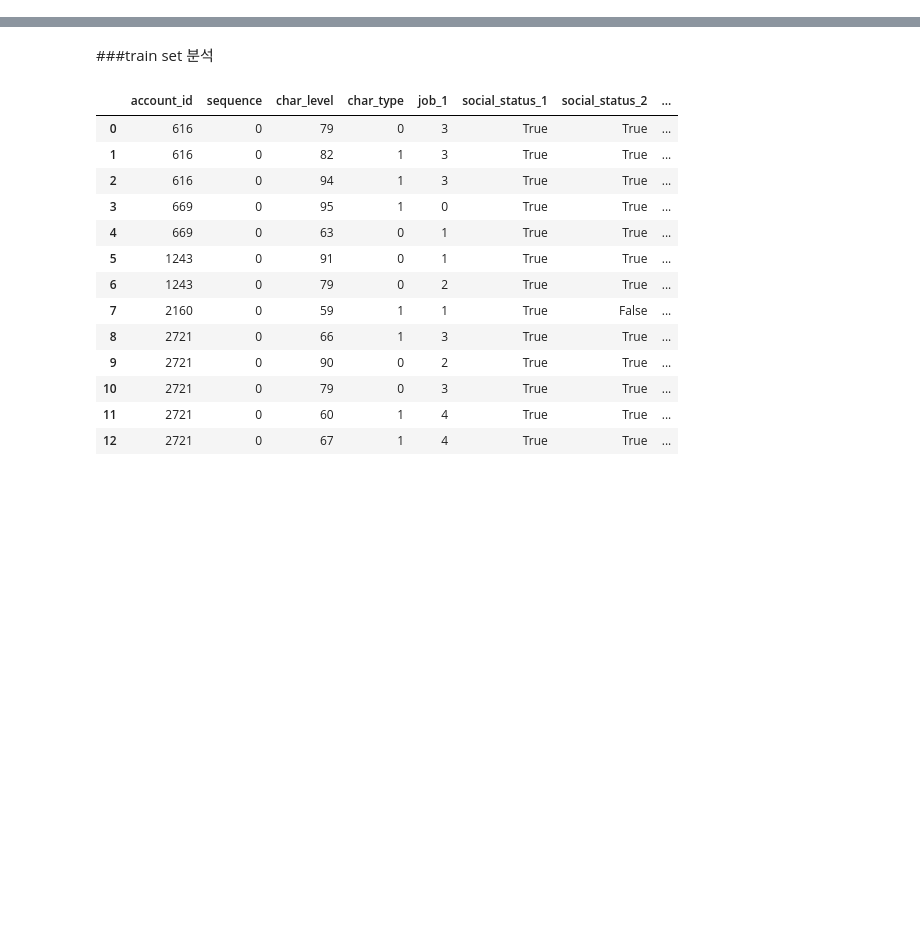
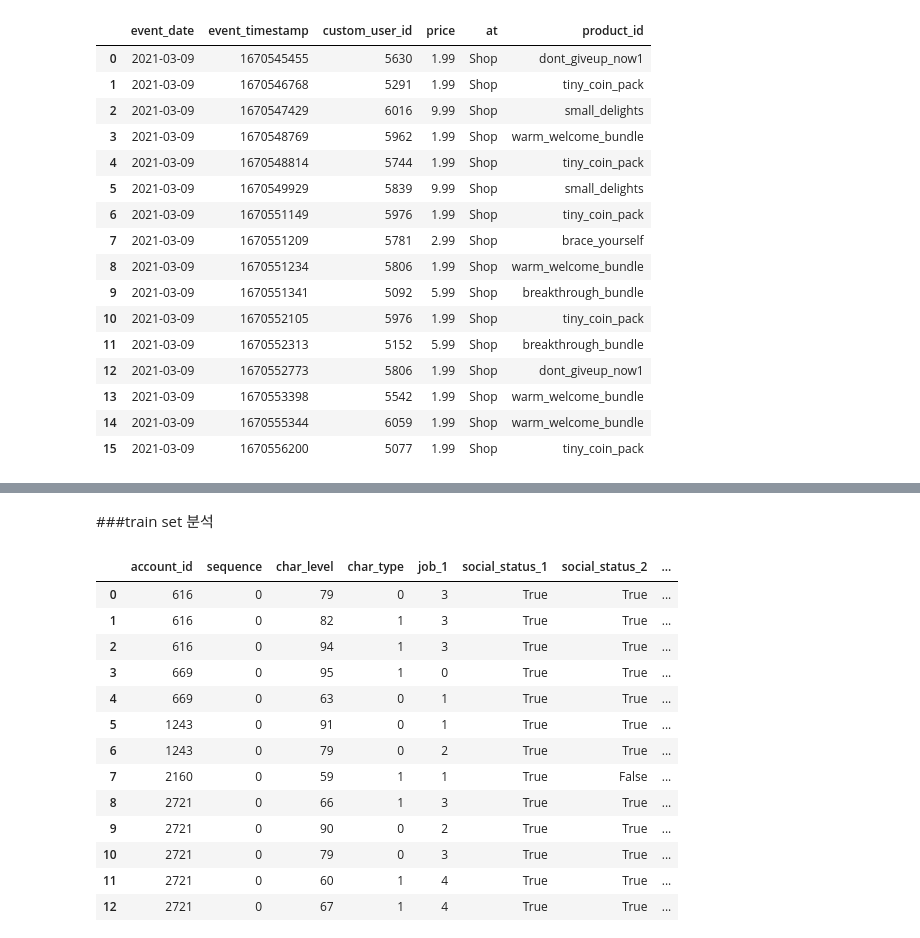
Before and after one commit to mqifjjfwiot/Assignments, a Jupyter notebook: Cookapps/Cookapps.ipynb, the cells around one changed output, grey strips where cells are left out. Cells and saved outputs as stored; diff of their text form; code cells hidden in the pictures; blank space fills up the shorter version.

```diff
--- a/Cookapps/Cookapps.ipynb
+++ b/Cookapps/Cookapps.ipynb
@@ -37,0 +45,21 @@ base_url = '/content/drive/MyDrive/Colab Notebooks/Nexon/'
+# %%
+df_i = pd.read_csv(base_url+'20221209_20230119_ZJ_IAP_data.csv')
+df_i.iloc[:16]
+# %% [output]
+|  | event_date | event_timestamp | custom_user_id | price | at | product_id |
+| 0 | 2021-03-09 | 1670545455 | 5630 | 1.99 | Shop | dont_giveup_now1 |
+| 1 | 2021-03-09 | 1670546768 | 5291 | 1.99 | Shop | tiny_coin_pack |
+| 2 | 2021-03-09 | 1670547429 | 6016 | 9.99 | Shop | small_delights |
+| 3 | 2021-03-09 | 1670548769 | 5962 | 1.99 | Shop | warm_welcome_bundle |
+| 4 | 2021-03-09 | 1670548814 | 5744 | 1.99 | Shop | tiny_coin_pack |
+| 5 | 2021-03-09 | 1670549929 | 5839 | 9.99 | Shop | small_delights |
+| 6 | 2021-03-09 | 1670551149 | 5976 | 1.99 | Shop | tiny_coin_pack |
+| 7 | 2021-03-09 | 1670551209 | 5781 | 2.99 | Shop | brace_yourself |
+| 8 | 2021-03-09 | 1670551234 | 5806 | 1.99 | Shop | warm_welcome_bundle |
+| 9 | 2021-03-09 | 1670551341 | 5092 | 5.99 | Shop | breakthrough_bundle |
+| 10 | 2021-03-09 | 1670552105 | 5976 | 1.99 | Shop | tiny_coin_pack |
+| 11 | 2021-03-09 | 1670552313 | 5152 | 5.99 | Shop | breakthrough_bundle |
+| 12 | 2021-03-09 | 1670552773 | 5806 | 1.99 | Shop | dont_giveup_now1 |
+| 13 | 2021-03-09 | 1670553398 | 5542 | 1.99 | Shop | warm_welcome_bundle |
+| 14 | 2021-03-09 | 1670555344 | 6059 | 1.99 | Shop | warm_welcome_bundle |
+| 15 | 2021-03-09 | 1670556200 | 5077 | 1.99 | Shop | tiny_coin_pack |
```
Also changed, not shown: parts of 11 cells of this notebook.
